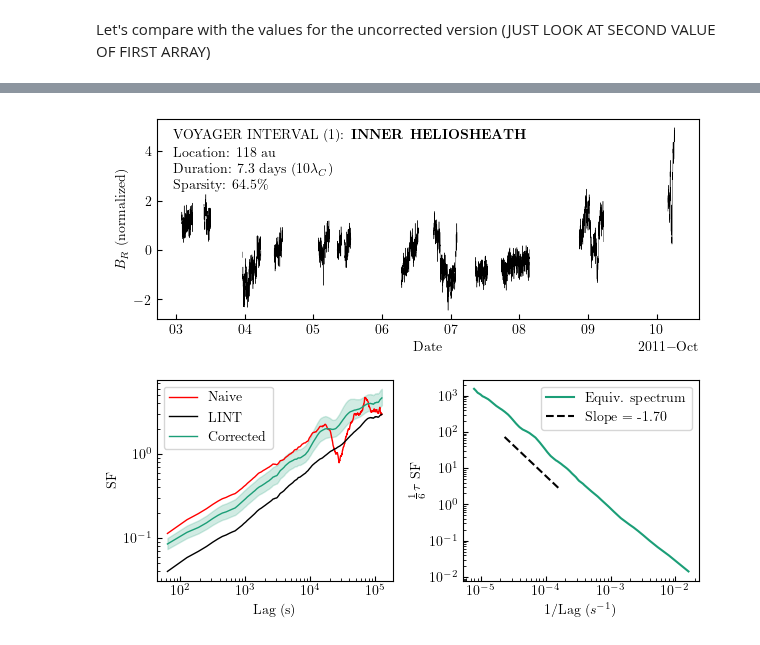
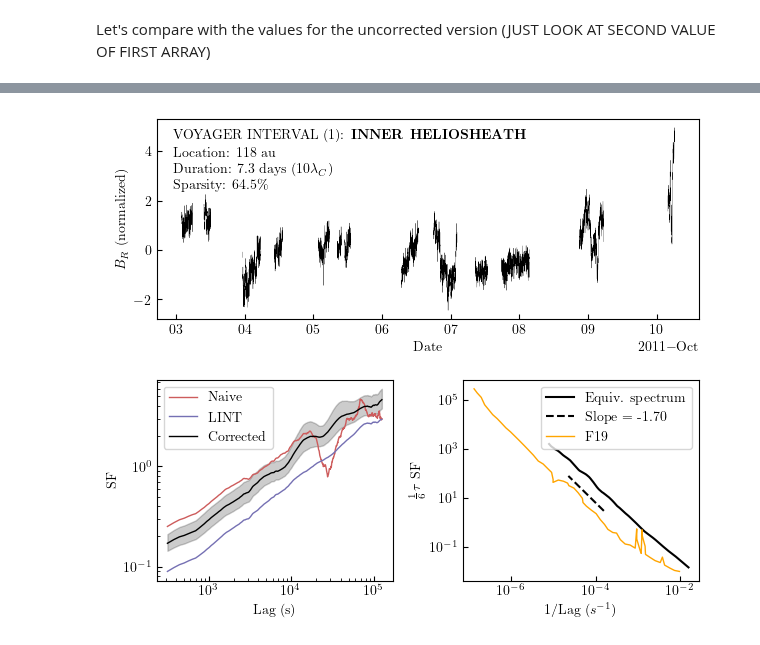
Before and after one commit to daniel-wrench/sf_gap_analysis, a Jupyter notebook: notebooks/correct_voyager_ints_old.ipynb, the cells around one changed output, grey strips where cells are left out. Saved outputs shown, nothing was run; the diff lists cells and outputs as text; code cells hidden in the pictures.

Commit message:
some minor plotting changes,

```diff
--- a/notebooks/correct_voyager_ints_old.ipynb
+++ b/notebooks/correct_voyager_ints_old.ipynb
@@ -44,9 +44,11 @@ from sunpy.timeseries import TimeSeries
 
 spacecraft = "voyager"
 cadence = "48s"
+palette = params.gap_handling_palette
 
 data = TimeSeries(
     "../data/raw/voyager/voyager1_48s_mag-vim_20110101_v01.cdf",
+    # "../data/raw/voyager/voyager1_48s_mag-vim_20210101_v01.cdf",
     concatenate=True,  # Not strictly relevant here as only reading one file at a time
 )
 
@@ -231,6 +236,9 @@ with open(f"../results/{run_mode}/correction_lookup_3d_{n_bins}_bins_lint.pkl",
 Previous method, employed in first paper submission, involved Gaussian blurring the heatmaps to create `correction_lookup_3d_blurred`, which replaced `correction_lookup_3d` in the following script. *See the GitHub, main branch, for this code.*
 
 This time we are smoothing the actual correction values for each specific SF; this is done below and applied to the interval from the paper.
+# %%
+sfs_gapped["lag_tc"] = sfs_gapped["lag"] * 10 / len(int_std)
+correction_lookup_3d["xedges"] = correction_lookup_3d["xedges"] * 10 / params.int_length
 # %%
 # Apply 2D and 3D scaling to test set, report avg errors
 
@@ -417,3 +409,14 @@ Let's compare with the values for the uncorrected version (JUST LOOK AT SECOND V
 # sf_corrected_es = sf_corrected * sf_lags / 6
 
 # curve_fit(power_law, 1 / sf_lags[100:700], sf_corrected_es[100:700])
+# %%
+# Delete rows where lag < 5
+
+sfs_gapped_corrected = sfs_gapped_corrected[sfs_gapped_corrected["lag"] > 4]
+# %%
+# Getting Fraternale results (Fig 2d)
+# Read in the Fraternale et al. 2019 data
+
+frat = pd.read_csv("../doc/paper/frat_2019_fig_2d.csv", header=None)
+frat.columns = ["f", "psd"]
+plt.loglog(frat["f"], frat["psd"], label="Fraternale et al. 2019", color="black", lw=1)
@@ -437,7 +443,7 @@ file_index = 0
 int_index = 0
 version = 0
 
-ax1.plot(bad_input.index, bad_input["BR"], color="black", lw=0.3, label="Raw")
+ax1.plot(bad_input.index, bad_input["BR"], color="black", lw=0.2, label="Raw")
 # ax1.plot(
 #     interp_input_df["Time"],
 #     interp_input_df["BR"],
@@ -454,12 +460,14 @@ ax1.xaxis.set_major_formatter(
 # ax1.set_title("Magnetic field @ 118 AU (Voyager 1, inner heliosheath)")
 
 ax1.annotate(
+    # 118/154 au
     f"Location: 118 au\n \
     Duration: {np.round(tc*10/(24*60*60),1)} days ($10\\lambda_C$)\n \
     Sparsity: {float(missing*100):.1f}\%",
     xy=(1, 1),
     xycoords="axes fraction",
-    xytext=(0.03, 0.65),  # 0.1 / 0.65
+    xytext=(0.03, 0.65),
+    # xytext=(0.03, 0.1),
     textcoords="axes fraction",
     transform=ax1.transAxes,
     c="black",
@@ -468,9 +476,11 @@ ax1.annotate(
 
 ax1.annotate(
     r"VOYAGER INTERVAL (1): \textbf{INNER HELIOSHEATH}",
+    # r"VOYAGER INTERVAL (2): \textbf{INTERSTELLAR MEDIUM}",
     xy=(1, 1),
     xycoords="axes fraction",
-    xytext=(0.03, 0.9),  # 0.03 / 0.28
+    xytext=(0.03, 0.9),
+    # xytext=(0.28, 0.9),
     textcoords="axes fraction",
     transform=ax1.transAxes,
     c="black",
@@ -496,7 +506,7 @@ ax2.plot(
         & (sfs_gapped_corrected["gap_handling"] == "naive"),
         "sf_2",
     ],
-    color="red",
+    color=palette["naive"],
     lw=1,
     label="Naive",
 )
@@ -516,7 +526,7 @@ ax2.plot(
         & (sfs_gapped_corrected["gap_handling"] == "lint"),
         "sf_2",
     ],
-    color="black",
+    color=palette["lint"],
     lw=1,
     label="LINT",
 )
@@ -536,7 +546,7 @@ ax2.plot(
         & (sfs_gapped_corrected["gap_handling"] == "corrected_3d"),
         "sf_2",
     ],
-    color="#1b9e77",
+    color=palette["corrected_3d"],
     lw=1,
     label="Corrected",
 )
@@ -562,34 +572,36 @@ ax2.fill_between(
         & (sfs_gapped_corrected["version"] == version)
         & (sfs_gapped_corrected["gap_handling"] == "corrected_3d"),
         "sf_2_upper",
     ],
-    color="#1b9e77",
+    color=palette["corrected_3d"],
     alpha=0.2,
 )
 ax2.legend(loc="upper left")  # lower right
 ax2.semilogx()
 ax2.semilogy()
 
 # Third panel (bottom right)
 ax3.plot(
     1 / (sf_lags * new_cadence),
     sf_corrected_es,
     label="Equiv. spectrum",
-    c="#1b9e77",
+    c=palette["corrected_3d"],
 )
 ax3.plot(
     1 / (sf_lags[100:700] * new_cadence),
     power_law(1 / sf_lags[100:700], *popt) / 5,
     label="Slope = {:.2f}".format(popt[1]),
     ls="--",
     color="black",
 )
+ax3.plot(frat["f"], frat["psd"], label="F19", color="orange", lw=1)
 ax3.semilogx()
 ax3.semilogy()
 ax3.legend(loc="upper right")
 ax3.set_xlabel("1/Lag ($s^{-1}$)")
 ax3.set_ylabel(r"$\frac{1}{6} \tau$ SF")
-# plt.savefig("plots/results/final/voyager_ihs.pdf")
+# plt.savefig("../results/full/plots/voyager/voyager_lism.pdf")
+# plt.savefig("../results/full/plots/voyager/voyager_ihs.pdf")
 plt.show()
 # %% [output]
-[figure, old version]
+[figure, new version]
```
Also changed, not shown: parts of 10 cells of this notebook, 4 other files.
